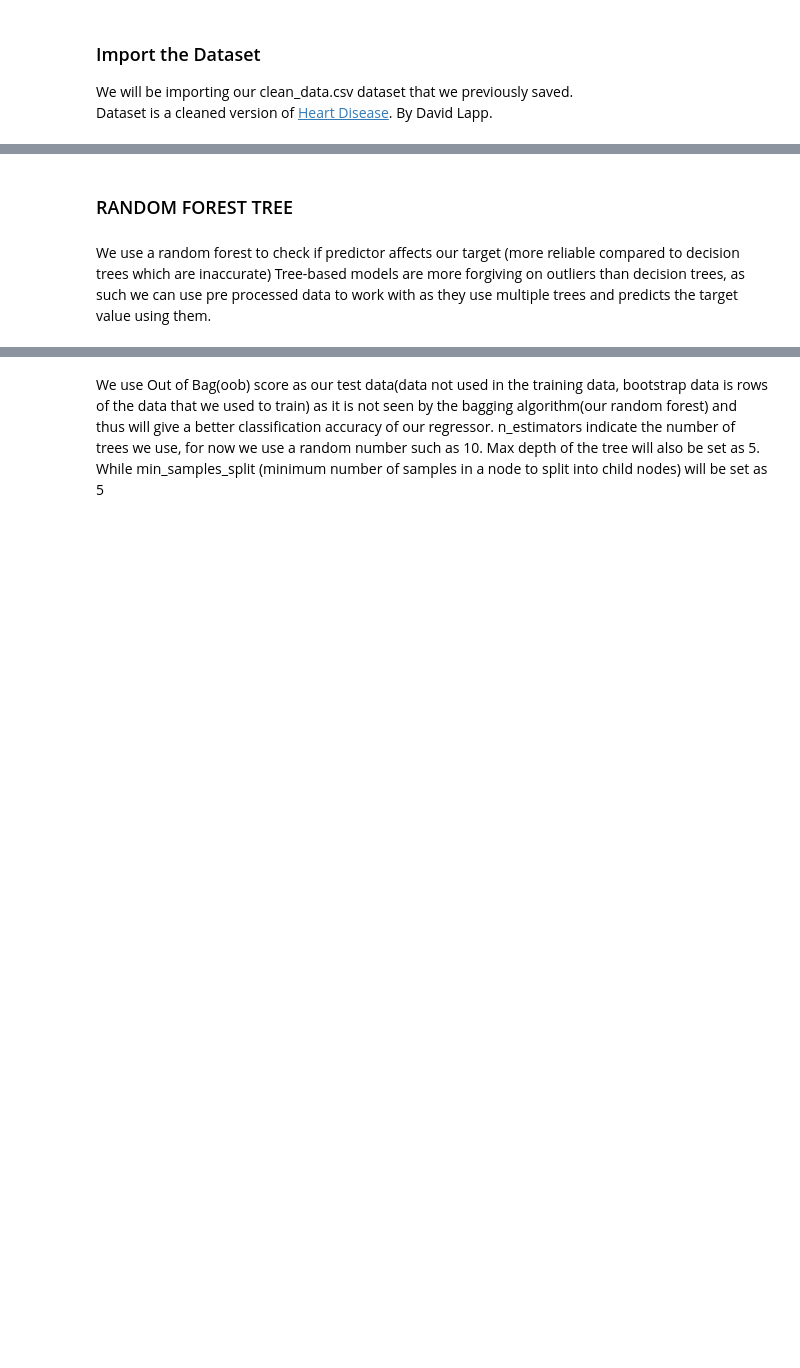
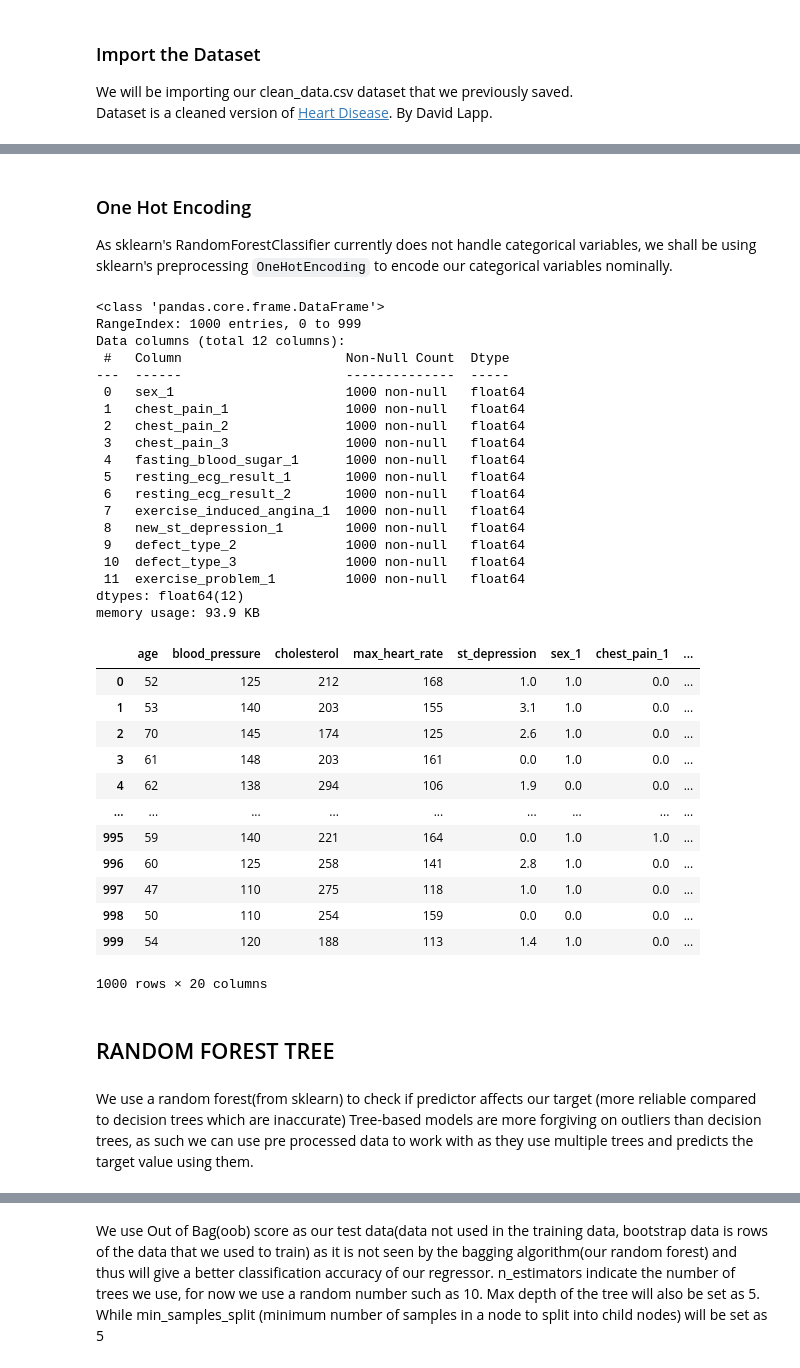
Before and after one commit to brandonleehs/SC1015-proj, a Jupyter notebook: random-forest.ipynb, the cells around one changed output, grey strips where cells are left out. Cells and saved outputs as stored; diff of their text form; code cells hidden in the pictures; blank space fills up the shorter version.

```diff
--- a/random-forest.ipynb
+++ b/random-forest.ipynb
@@ -77,6 +79 @@ cat_var = ["sex", "chest_pain", "fasting_blood_sugar", "resting_ecg_result", "ex
 num_var = [var for var in clean_data.columns if var not in cat_var]
-# %% [markdown]
-### RANDOM FOREST TREE
-# %% [markdown]
-We use a random forest to check if predictor affects our target (more reliable compared to decision trees which are inaccurate)
-Tree-based models are more forgiving on outliers than decision trees, as such we can use pre processed data to work with as they use multiple trees and predicts the target value using them.
@@ -88,0 +80,63 @@ X_train, X_test, y_train, y_test = train_test_split(clean_data[num_var], clean_d
+# %% [markdown]
+### One Hot Encoding
+
+As sklearn's RandomForestClassifier currently does not handle categorical variables, we shall be using sklearn's preprocessing `OneHotEncoding` to encode our categorical variables nominally.
+# %%
+from sklearn.preprocessing import OneHotEncoder
+
+# drop = "first" parameter drops the first category in each feature
+ohe = OneHotEncoder(drop = "first")
+
+# One-Hot Encoding of categorical predictors
+cat_pred = clean_data[cat_var].drop(["slope", "num_affected_vessels", "heart_disease"], axis = 1)
+ohe.fit(cat_pred)
+
+cat_pred_ohe = pd.DataFrame(ohe.transform(cat_pred).toarray(),
+             columns = ohe.get_feature_names_out(cat_pred.columns))
+
+# Check the encoded variables
+cat_pred_ohe.info()
+
+# Concatenate with the numeric variables
+clean_data_encoded = pd.concat([clean_data[num_var], cat_pred_ohe,
+                            clean_data[["slope", "num_affected_vessels", "heart_disease"]]], axis = 1)
+
+clean_data_encoded
+# %% [output]
+<class 'pandas.core.frame.DataFrame'>
+RangeIndex: 1000 entries, 0 to 999
+Data columns (total 12 columns):
+ #   Column                     Non-Null Count  Dtype
+---  ------                     --------------  -----
+ 0   sex_1                      1000 non-null   float64
+ 1   chest_pain_1               1000 non-null   float64
+ 2   chest_pain_2               1000 non-null   float64
+ 3   chest_pain_3               1000 non-null   float64
+ 4   fasting_blood_sugar_1      1000 non-null   float64
+ 5   resting_ecg_result_1       1000 non-null   float64
+ 6   resting_ecg_result_2       1000 non-null   float64
+ 7   exercise_induced_angina_1  1000 non-null   float64
+ 8   new_st_depression_1        1000 non-null   float64
+ 9   defect_type_2              1000 non-null   float64
+ 10  defect_type_3              1000 non-null   float64
+ 11  exercise_problem_1         1000 non-null   float64
+dtypes: float64(12)
+memory usage: 93.9 KB
+|  | age | blood_pressure | cholesterol | max_heart_rate | st_depression | sex_1 | chest_pain_1 | ... |
+| 0 | 52 | 125 | 212 | 168 | 1.0 | 1.0 | 0.0 | ... |
+| 1 | 53 | 140 | 203 | 155 | 3.1 | 1.0 | 0.0 | ... |
+| 2 | 70 | 145 | 174 | 125 | 2.6 | 1.0 | 0.0 | ... |
+| 3 | 61 | 148 | 203 | 161 | 0.0 | 1.0 | 0.0 | ... |
+| 4 | 62 | 138 | 294 | 106 | 1.9 | 0.0 | 0.0 | ... |
+| ... | ... | ... | ... | ... | ... | ... | ... | ... |
+| 995 | 59 | 140 | 221 | 164 | 0.0 | 1.0 | 1.0 | ... |
+| 996 | 60 | 125 | 258 | 141 | 2.8 | 1.0 | 0.0 | ... |
+| 997 | 47 | 110 | 275 | 118 | 1.0 | 1.0 | 0.0 | ... |
+| 998 | 50 | 110 | 254 | 159 | 0.0 | 0.0 | 0.0 | ... |
+| 999 | 54 | 120 | 188 | 113 | 1.4 | 1.0 | 0.0 | ... |
+1000 rows × 20 columns
+# %% [markdown]
+## RANDOM FOREST TREE
+# %% [markdown]
+We use a random forest(from sklearn) to check if predictor affects our target (more reliable compared to decision trees which are inaccurate)
+Tree-based models are more forgiving on outliers than decision trees, as such we can use pre processed data to work with as they use multiple trees and predicts the target value using them.
```
Also changed, not shown: parts of 23 cells of this notebook, 1 other file.
